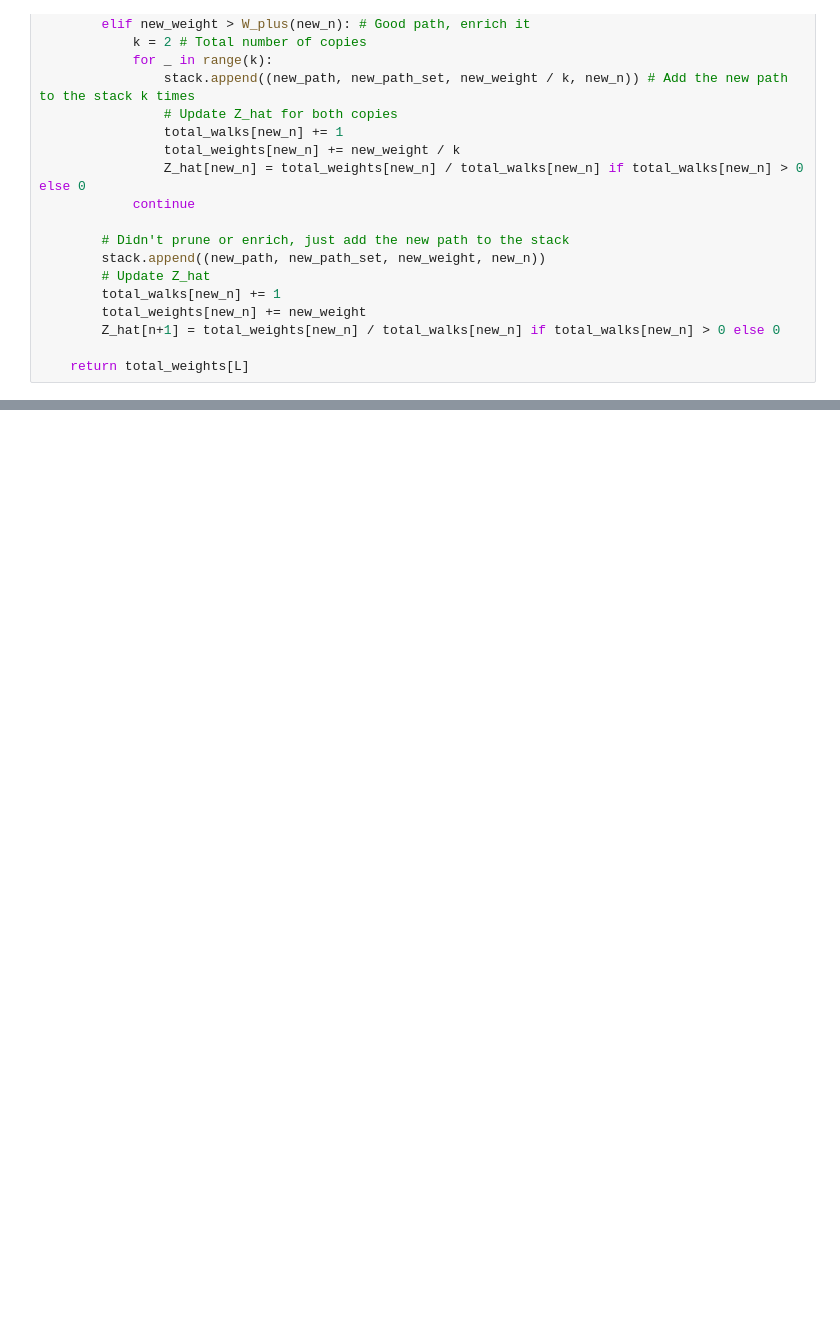
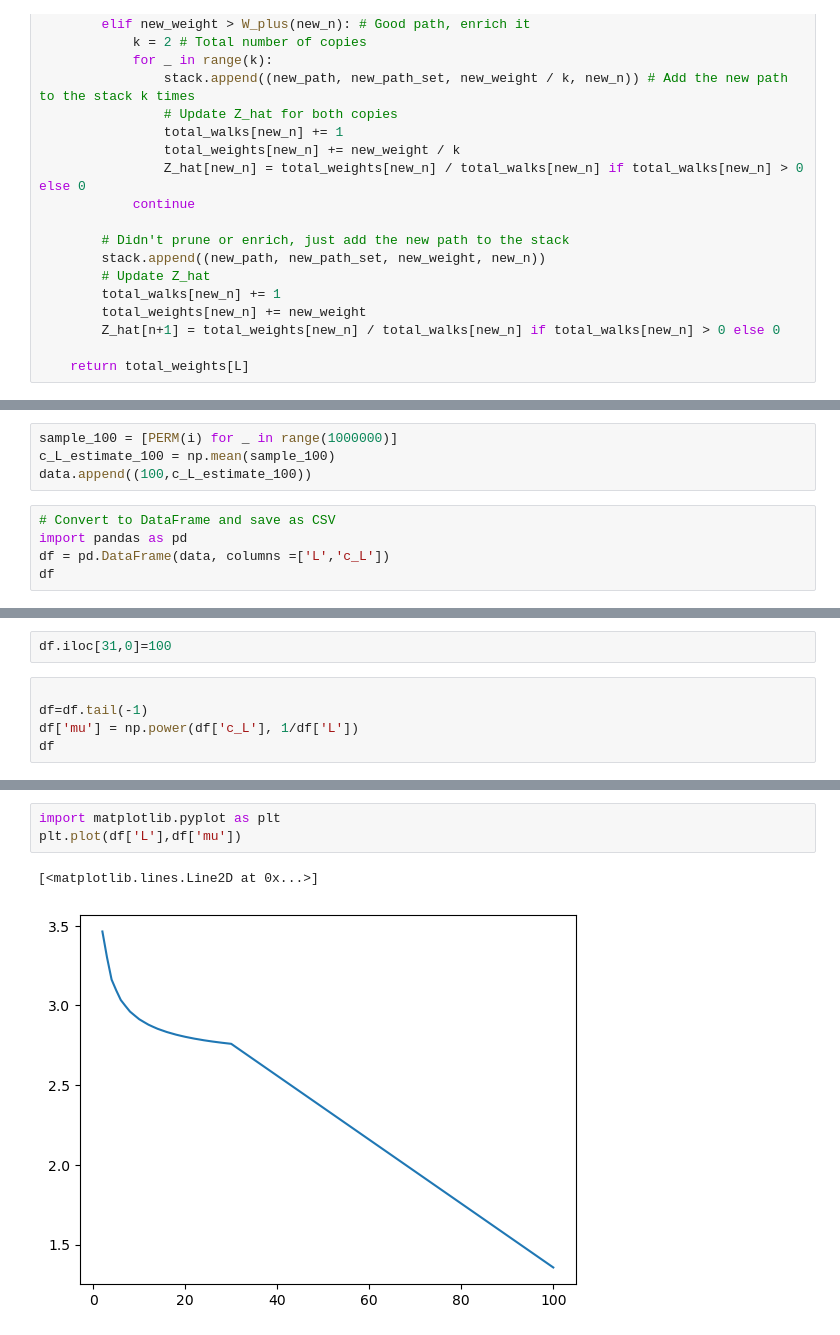
Before and after one commit to LiuFangrui/SAW-Estimation, a Jupyter notebook: PERM.ipynb, the cells around one changed output, grey strips where cells are left out. Drawn from its saved outputs; the diff is of its cells as text; blank space fills up the shorter version.

```diff
--- a/PERM.ipynb
+++ b/PERM.ipynb
@@ -193,0 +216,9 @@ def PERM(L, C_plus = 10, C_minus = 1):
+# %%
+sample_100 = [PERM(i) for _ in range(1000000)]
+c_L_estimate_100 = np.mean(sample_100)
+data.append((100,c_L_estimate_100))
+# %%
+# Convert to DataFrame and save as CSV
+import pandas as pd
+df = pd.DataFrame(data, columns =['L','c_L'])
+df
@@ -193,0 +243,7 @@ def PERM(L, C_plus = 10, C_minus = 1):
+# %%
+df.iloc[31,0]=100
+# %%
+
+df=df.tail(-1)
+df['mu'] = np.power(df['c_L'], 1/df['L'])
+df
@@ -193,0 +268,6 @@ def PERM(L, C_plus = 10, C_minus = 1):
+# %%
+import matplotlib.pyplot as plt
+plt.plot(df['L'],df['mu'])
+# %% [output]
+[<matplotlib.lines.Line2D at 0x...>]
+[figure, added]
```
Also changed, not shown: parts of 4 cells of this notebook.
